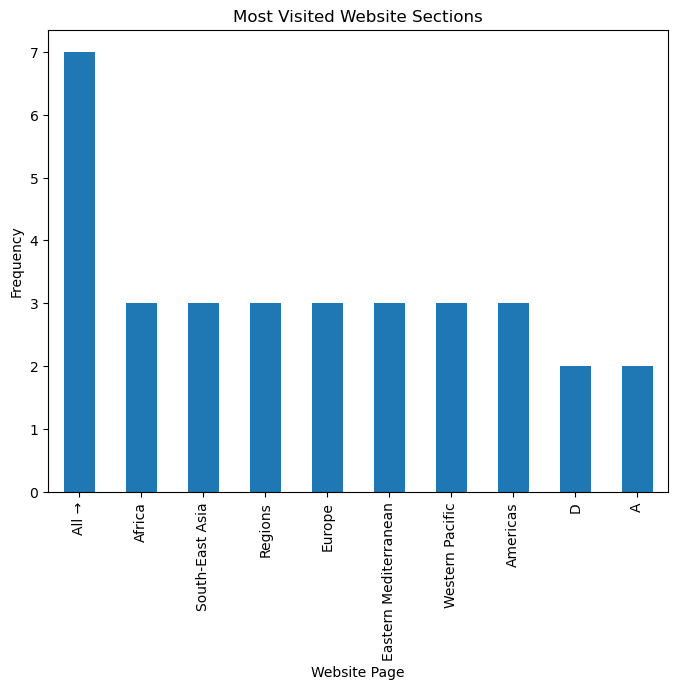
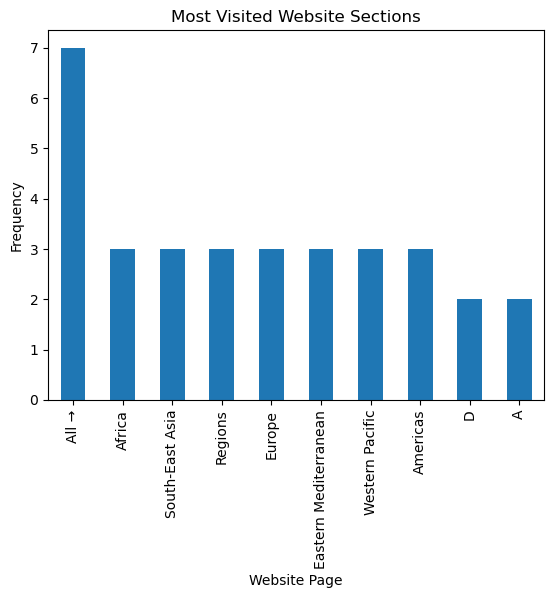
The notebook cell's code change between the first figure and the second:
--- before
+++ after
@@ -1,3 +1,3 @@
-plt.figure(figsize=(8, 6))
+plt.figure()
 page_counts.plot(kind="bar")
 plt.title("Most Visited Website Sections")

Commit: Refactor code structure for improved readability and maintainability